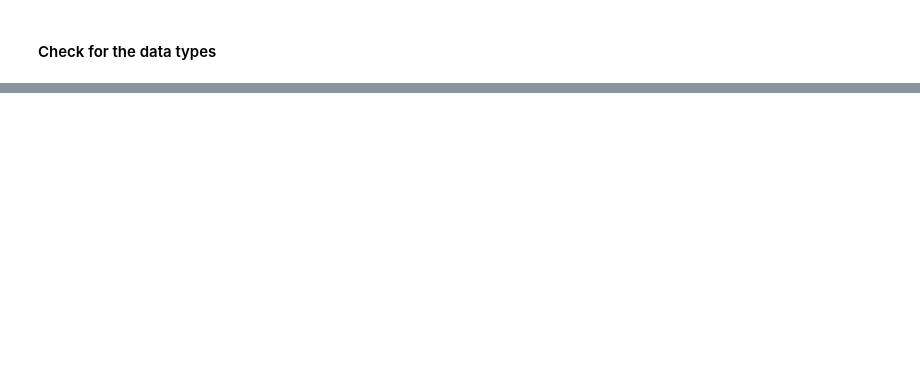
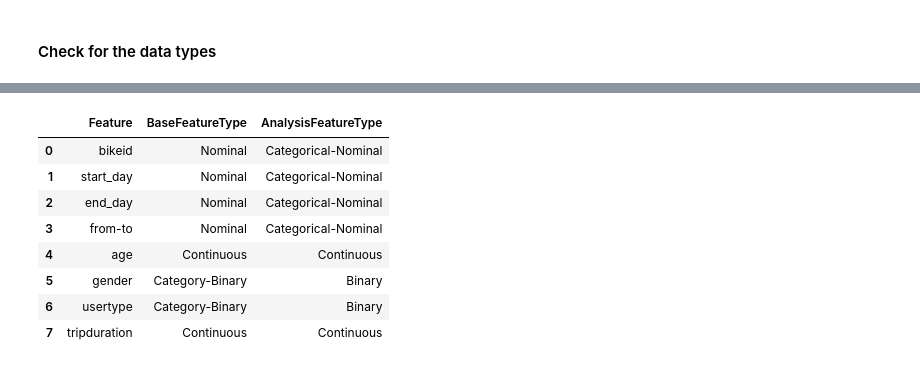
Before and after one commit to BenAji/bike_share_analytics, a Jupyter notebook: bike_share_analytics.ipynb, the cells around one changed output, grey strips where cells are left out. Saved outputs shown, nothing was run; the diff lists cells and outputs as text; code cells hidden in the pictures; blank space fills up the shorter version.

```diff
--- a/bike_share_analytics.ipynb
+++ b/bike_share_analytics.ipynb
@@ -212,0 +288,13 @@ featureType(df)
+# %%
+#Check the data type
+featureType(data)
+# %% [output]
+|  | Feature | BaseFeatureType | AnalysisFeatureType |
+| 0 | bikeid | Nominal | Categorical-Nominal |
+| 1 | start_day | Nominal | Categorical-Nominal |
+| 2 | end_day | Nominal | Categorical-Nominal |
+| 3 | from-to | Nominal | Categorical-Nominal |
+| 4 | age | Continuous | Continuous |
+| 5 | gender | Category-Binary | Binary |
+| 6 | usertype | Category-Binary | Binary |
+| 7 | tripduration | Continuous | Continuous |
```
Also changed, not shown: parts of 21 cells of this notebook.
